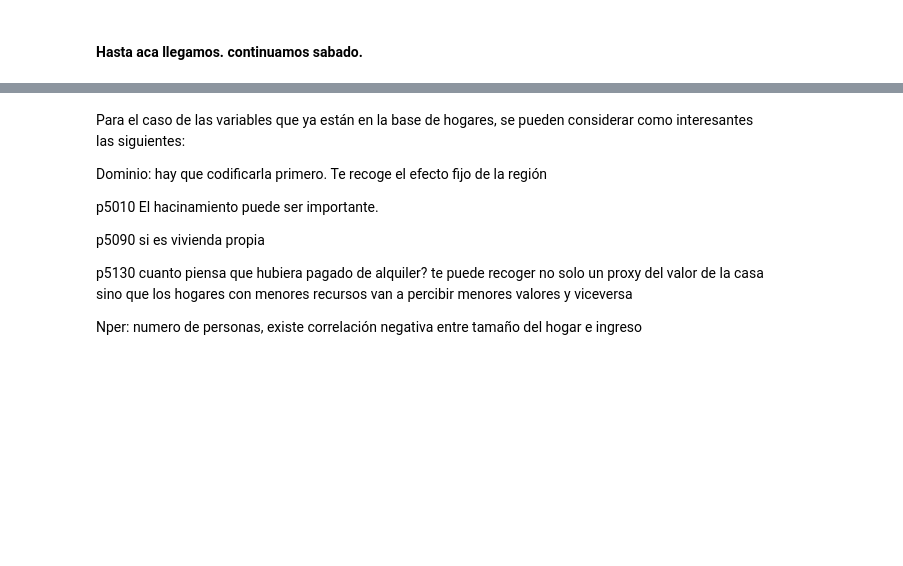
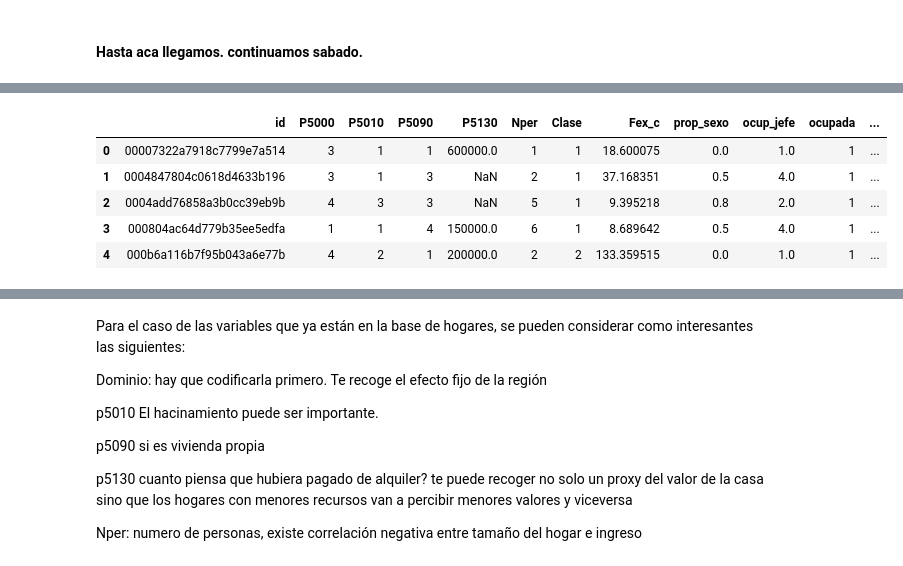
Before and after one commit to dipla70/ML-TP2, a Jupyter notebook: problem_set2.ipynb, the cells around one changed output, grey strips where cells are left out. Saved outputs shown, nothing was run; the diff lists cells and outputs as text; code cells hidden in the pictures; blank space fills up the shorter version.

```diff
--- a/problem_set2.ipynb
+++ b/problem_set2.ipynb
@@ -424,0 +370,8 @@ base = base[~base['subsidio_alim'].isin([9])]
+# %%
+columnas_hogares = ['id', 'P5000', 'P5010', 'P5090', 'P5130', 'Nper', 'Clase', 'Fex_c']
+test_hogares = test_hogares[columnas_hogares]
+# Selección de columnas relevantes incluyendo 'Pobre' para el merge
+columnas_personas = ['id','Orden', 'P6020', 'P6040','P6050','P6090', 'P6210','P6430','P6585s1', 'P7040','P7045','Oc']
+test_personas = test_personas[columnas_personas]
+# Crear una columna dummy que indique si el hogar recibió subsidio
+test_personas['recibio_subsidio'] = ((test_personas['P6585s1'] > 0)).astype(int)
@@ -424,0 +457,7 @@ base = base[~base['subsidio_alim'].isin([9])]
+# %%
+# Agrupar por 'id' y quedarnos con la primera fila de cada grupo
+variables = ['id', 'prop_sexo', 'ocup_jefe', 'ocupada', 'prop_ocup', 'mayor_10', 'prop_mayores10', 'recibio_subsidio', 'ocupacion_secundaria', 'prop_ocup2','prop_afiliado']
+test_personas_agg = test_personas[variables].drop_duplicates(subset='id', keep='first').reset_index(drop=True)
+
+# Mostrar las primeras filas para verificar
+display(test_personas_agg.head())
@@ -424,0 +471,13 @@ base = base[~base['subsidio_alim'].isin([9])]
+# %%
+# Hacer un merge de train_hogares con train_personas_agg usando la columna 'id' con un inner join
+test_hogares2 = test_hogares.merge(test_personas_agg, on='id', how='inner')
+
+# Mostrar las primeras filas para verificar
+test_hogares2.head()
+# %% [output]
+|  | id | P5000 | P5010 | P5090 | P5130 | Nper | Clase | Fex_c | prop_sexo | ocup_jefe | ocupada | ... |
+| 0 | 00007322a7918c7799e7a514 | 3 | 1 | 1 | 600000.0 | 1 | 1 | 18.600075 | 0.0 | 1.0 | 1 | ... |
+| 1 | 0004847804c0618d4633b196 | 3 | 1 | 3 | NaN | 2 | 1 | 37.168351 | 0.5 | 4.0 | 1 | ... |
+| 2 | 0004add76858a3b0cc39eb9b | 4 | 3 | 3 | NaN | 5 | 1 | 9.395218 | 0.8 | 2.0 | 1 | ... |
+| 3 | 000804ac64d779b35ee5edfa | 1 | 1 | 4 | 150000.0 | 6 | 1 | 8.689642 | 0.5 | 4.0 | 1 | ... |
+| 4 | 000b6a116b7f95b043a6e77b | 4 | 2 | 1 | 200000.0 | 2 | 2 | 133.359515 | 0.0 | 1.0 | 1 | ... |
```
Also changed, not shown: parts of 19 cells of this notebook.
